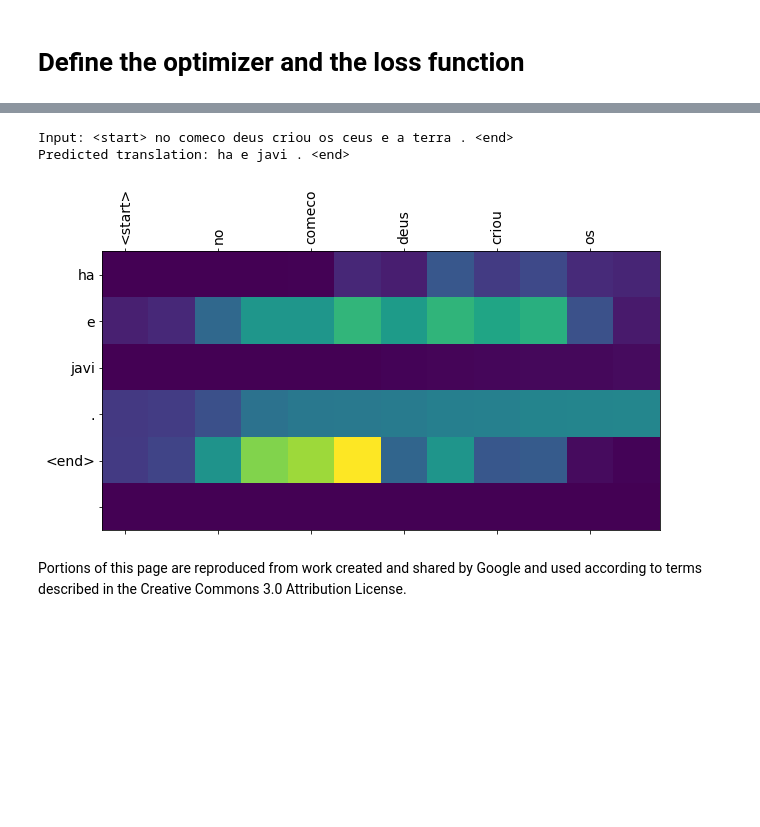
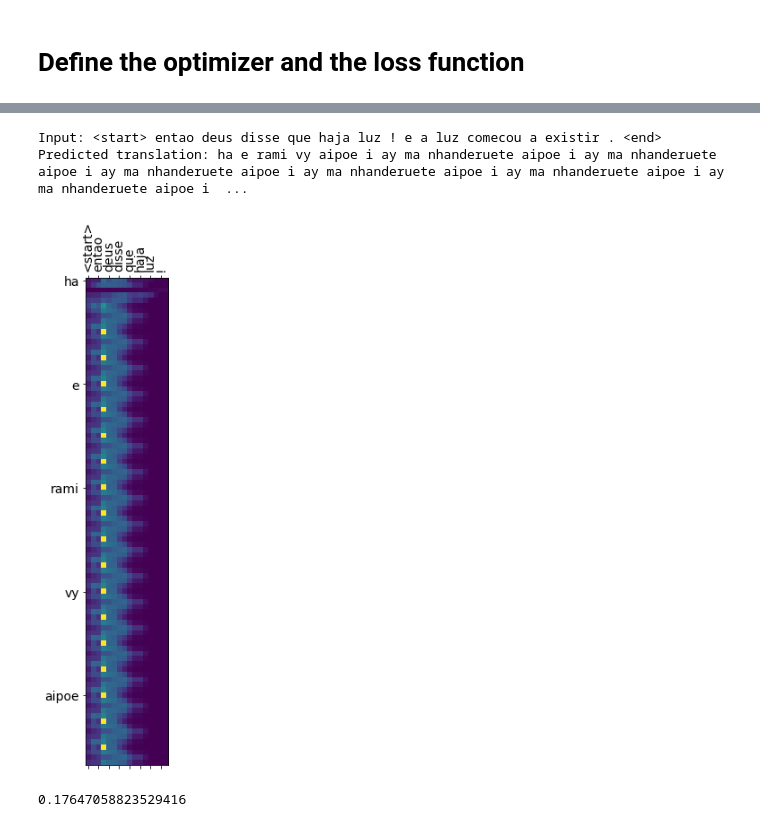
Before and after one commit to ufrpe-bcc-ia-2019-1/projeto-2va-aprendizagem-de-maquina-mlexperienceedu, a Jupyter notebook: notebook/tradutor.ipynb, the cells around one changed output, grey strips where cells are left out. Saved outputs shown, nothing was run; the diff lists cells and outputs as text; code cells hidden in the pictures; blank space fills up the shorter version.

```diff
--- a/notebook/tradutor.ipynb
+++ b/notebook/tradutor.ipynb
@@ -69,7 +67,7 @@ def create_dataset(path, num_examples):
 
     word_pairs = []
 
-    word_pairs = [[preprocess_sentence(w) for w in l.split('\t')]  for l in lines[:num_examples]]
+    word_pairs = [[preprocess_sentence(w) for w in l.split('\t')]  for l in lines[1500:1500+num_examples]]
 
     return zip(*word_pairs)
 # %%
@@ -331,6 +329,13 @@ def train_step(inp, targ, enc_hidden):
   optimizer.apply_gradients(zip(gradients, variables))
 
   return batch_loss
+# %%
+def save_epoch_results(part_1, part_2):
+
+  file = open('results.txt', 'a')
+  file.write(part_1 + " " + part_2)
+
+  file.close()
 # %%
 EPOCHS = 20
 
@@ -355,4 +360,11 @@ for epoch in range(EPOCHS):
   print('Epoch {} Loss {:.4f}'.format(epoch + 1,
                                       total_loss / steps_per_epoch))
   print('Time taken for 1 epoch {} sec\n'.format(time.time() - start))
+
+  part_1 = 'Epoch {} Loss {:.4f}'.format(epoch + 1,
+                                      total_loss / steps_per_epoch)
+
+  part_2 = 'Time {} sec\n'.format(time.time() - start)
+
+  save_epoch_results(part_1, part_2)
 # %% [output]
@@ -435,11 +447,9 @@ def translate(sentence):
 
     attention_plot = attention_plot[:len(result.split(' ')), :len(sentence.split(' '))]
     plot_attention(attention_plot, sentence.split(' '), result.split(' '))
-# %%
-translate('No começo Deus criou os céus e a terra.')
-# %% [output]
-Input: <start> no comeco deus criou os ceus e a terra . <end>
-Predicted translation: ha e javi . <end>
-[figure, removed]
-# %% [markdown]
-Portions of this page are reproduced from work created and shared by Google and used according to terms described in the Creative Commons 3.0 Attribution License.
+# %%
+translate('Então Deus disse: —Que haja luz! E a luz começou a existir.')
+# %% [output]
+Input: <start> entao deus disse que haja luz ! e a luz comecou a existir . <end>
+Predicted translation: ha e rami vy aipoe i ay ma nhanderuete aipoe i ay ma nhanderuete aipoe i ay ma nhanderuete aipoe i ay ma nhanderuete aipoe i ay ma nhanderuete aipoe i ay ma nhanderuete aipoe i  ...
+[figure, added]
@@ -445,0 +511,6 @@ Portions of this page are reproduced from work created and shared by Google and
+# %%
+original, sentences = load_test_dataset('gu-pt_v1.txt',1200,300)
+acc = accuracy(original, sentences)
+print(acc)
+# %% [output]
+0.17647058823529416
```
Also changed, not shown: parts of 8 cells of this notebook, 12 other files.
